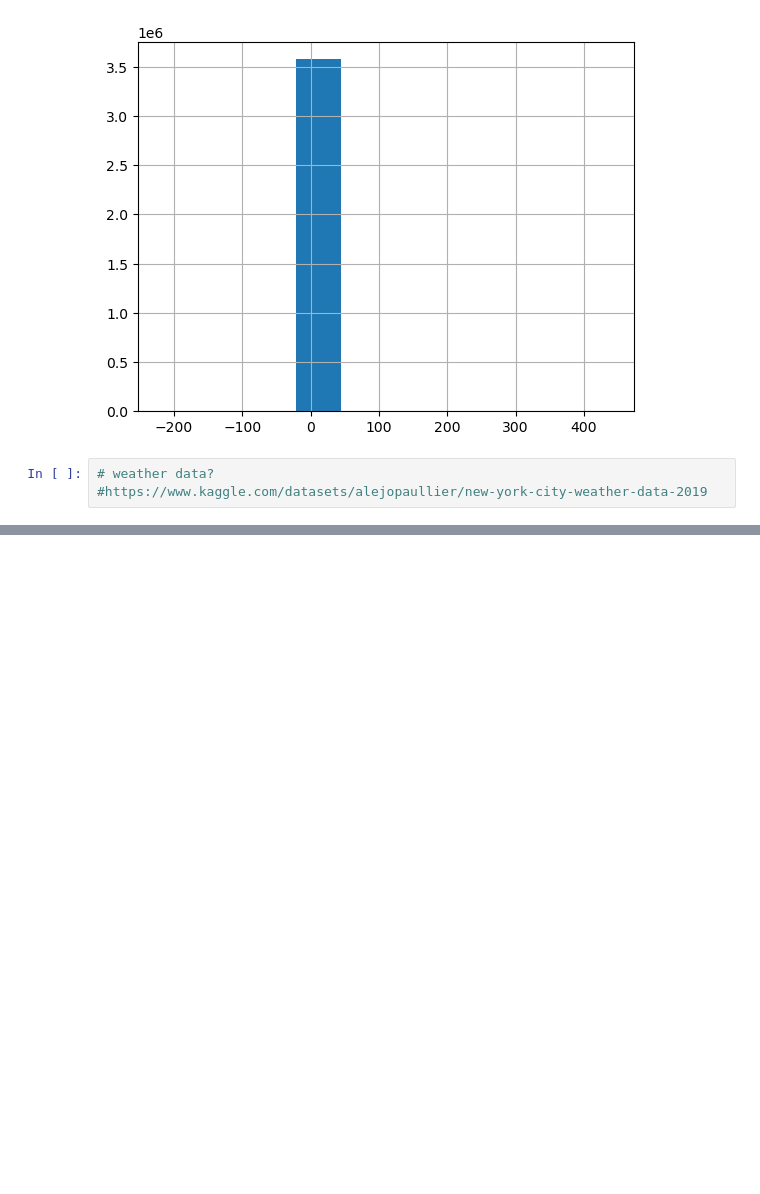
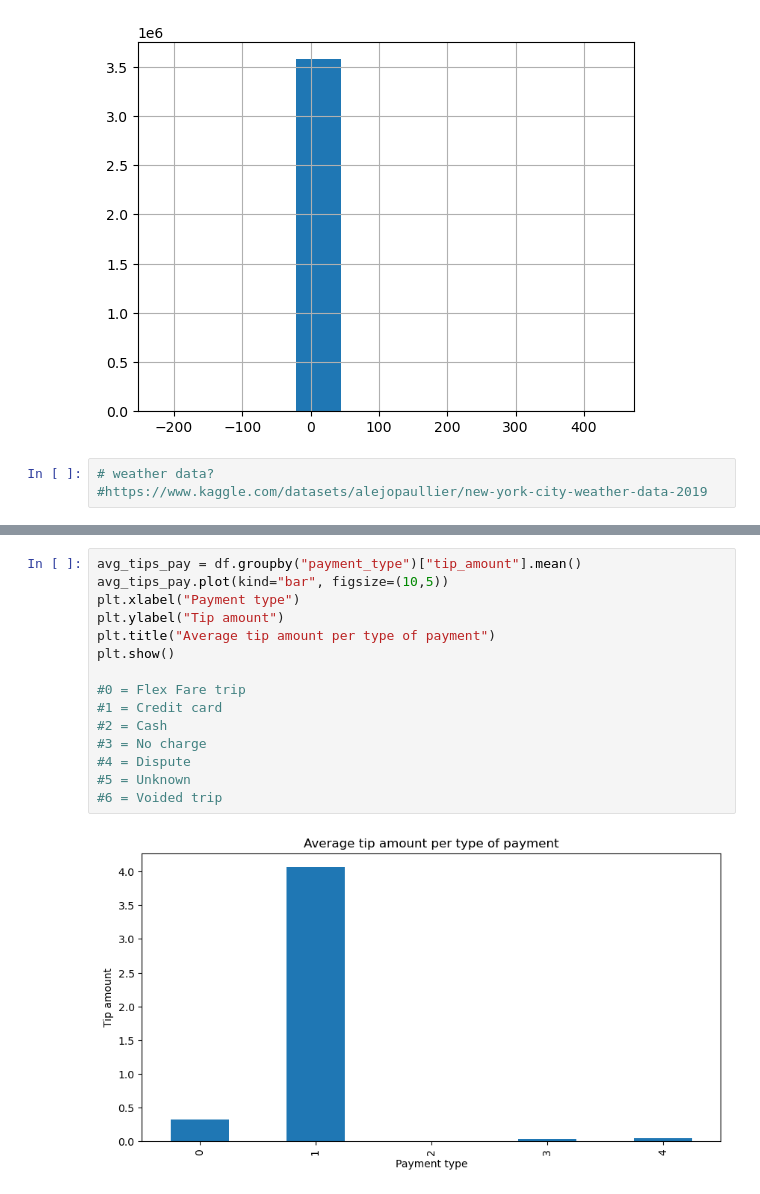
Before and after one commit to digiolu/DataEngineering, a Jupyter notebook: data exploration.ipynb, the cells around one changed output, grey strips where cells are left out. Saved outputs shown, nothing was run; the diff lists cells and outputs as text; blank space fills up the shorter version.

```diff
--- a/data exploration.ipynb
+++ b/data exploration.ipynb
@@ -183,0 +219,17 @@ df["tip_amount"].hist()
+# %%
+avg_tips_pay = df.groupby("payment_type")["tip_amount"].mean()
+avg_tips_pay.plot(kind="bar", figsize=(10,5))
+plt.xlabel("Payment type")
+plt.ylabel("Tip amount")
+plt.title("Average tip amount per type of payment")
+plt.show()
+
+#0 = Flex Fare trip
+#1 = Credit card
+#2 = Cash
+#3 = No charge
+#4 = Dispute
+#5 = Unknown
+#6 = Voided trip
+# %% [output]
+[figure, added]
```
Also changed, not shown: parts of 7 cells of this notebook.
